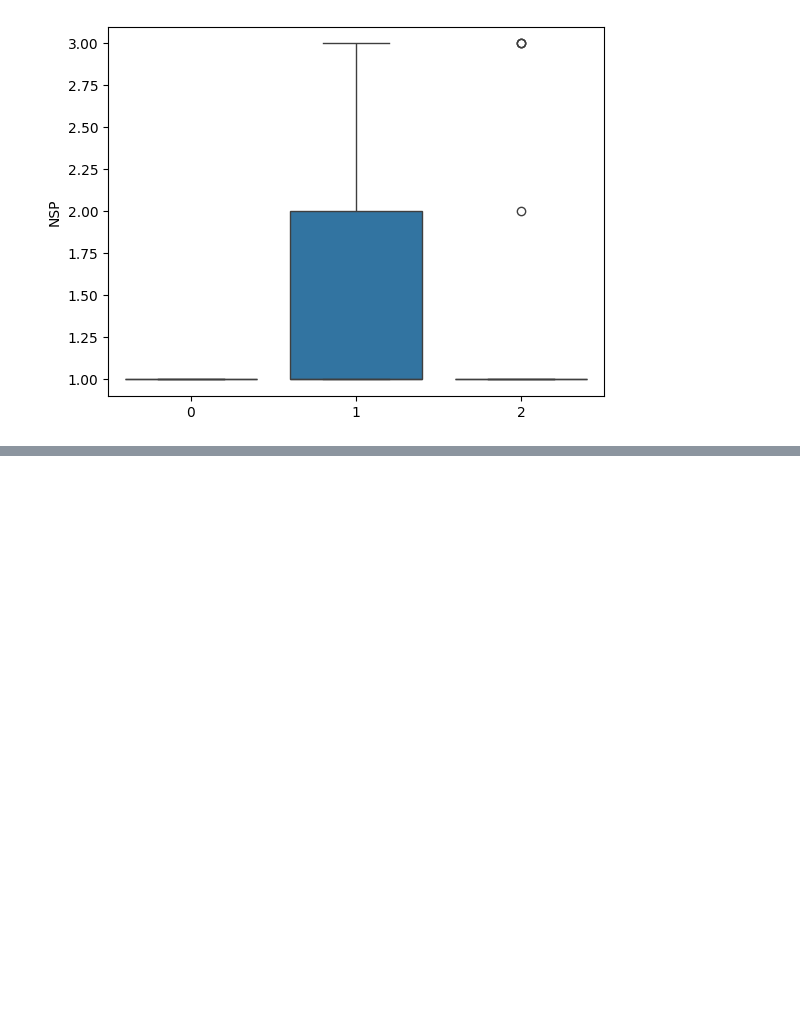
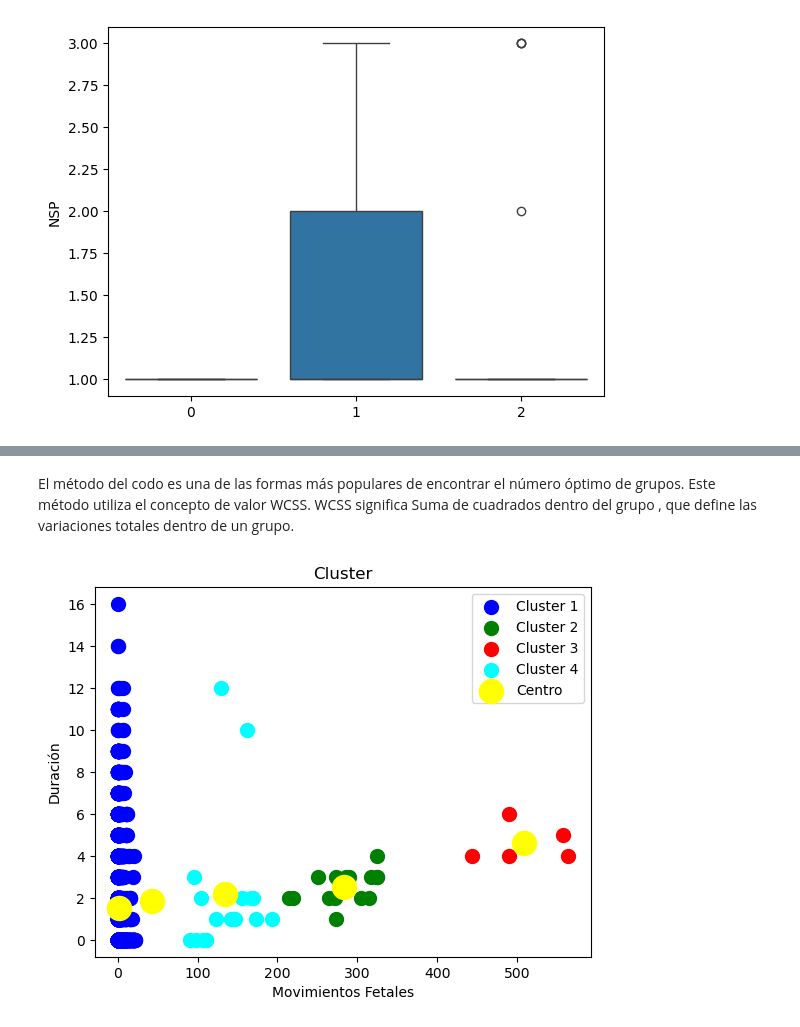
Before and after one commit to DenisFZelaya/Act3-AA-G1, a Jupyter notebook: Cluster.ipynb, the cells around one changed output, grey strips where cells are left out. Cells and saved outputs as stored; diff of their text form; code cells hidden in the pictures; blank space fills up the shorter version.

Commit message:
FEAT: Agregar cluster kmeans movimientos fetales - duracion

```diff
--- a/Cluster.ipynb
+++ b/Cluster.ipynb
@@ -107,0 +139,24 @@ sns.boxplot(x = kmeans.labels_, y = train_y['NSP'])
+# %% [markdown]
+El método del codo es una de las formas más populares de encontrar el número óptimo de grupos. Este método utiliza el concepto de valor WCSS. WCSS significa Suma de cuadrados dentro del grupo , que define las variaciones totales dentro de un grupo.
+# %%
+
+# Columnas 'b' y 'e' para el clustering
+x2 = df_base_cluster[['FM', 'DL']].values
+
+# Entrenando el modelo K-means con el número óptimo de clusters
+kmeans = KMeans(n_clusters=5, init='k-means++', random_state=42)
+y_predict = kmeans.fit_predict(x2)
+
+# Visualizando los clusters
+plt.scatter(x2[y_predict == 0, 0], x2[y_predict == 0, 1], s=100, c='blue', label='Cluster 1')
+plt.scatter(x2[y_predict == 1, 0], x2[y_predict == 1, 1], s=100, c='green', label='Cluster 2')
+plt.scatter(x2[y_predict == 2, 0], x2[y_predict == 2, 1], s=100, c='red', label='Cluster 3')
+plt.scatter(x2[y_predict == 3, 0], x2[y_predict == 3, 1], s=100, c='cyan', label='Cluster 4')
+plt.scatter(kmeans.cluster_centers_[:, 0], kmeans.cluster_centers_[:, 1], s=300, c='yellow', label='Centro')
+plt.title('Cluster')
+plt.xlabel('Movimientos Fetales')
+plt.ylabel('Duración')
+plt.legend()
+plt.show()
+# %% [output]
+[figure, added]
```
Also changed, not shown: parts of 4 cells of this notebook.
